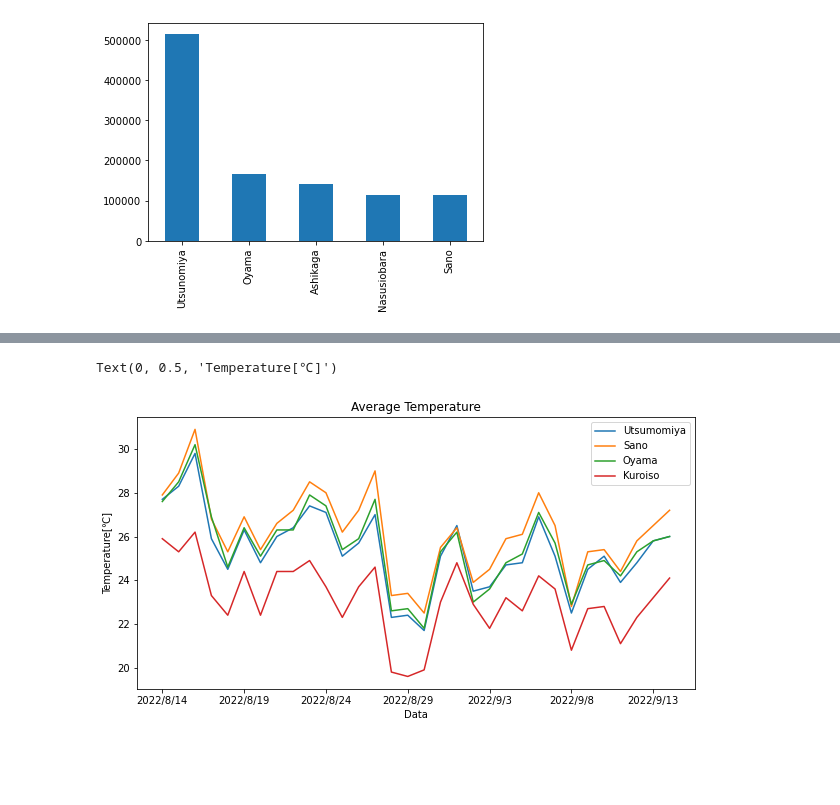
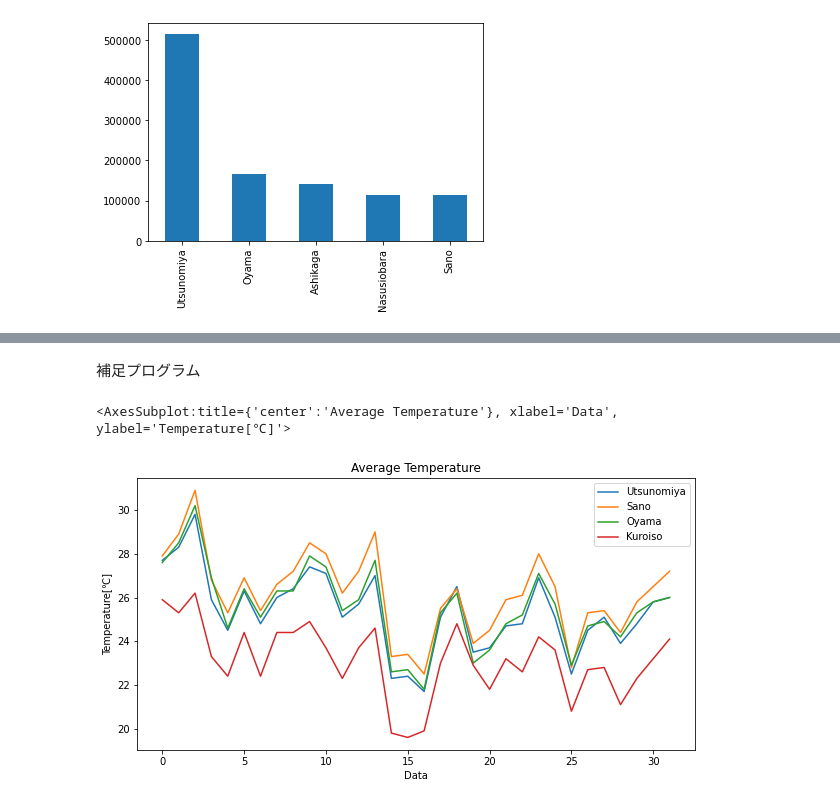
Before and after one commit to Takumi941228/zaishoku_python, a Jupyter notebook: jupyter_code/Matplotlib/Matplotlib_2.ipynb, the cells around one changed output, grey strips where cells are left out. Drawn from its saved outputs; the diff is of its cells as text; code cells hidden in the pictures; blank space fills up the shorter version.

```diff
--- a/jupyter_code/Matplotlib/Matplotlib_2.ipynb
+++ b/jupyter_code/Matplotlib/Matplotlib_2.ipynb
@@ -25,5 +30,7 @@ tochigi_population.plot(kind='bar')
 # %%
-df = pd.read_csv('data_sample.csv', names=("Data", "Utsumomiya", "Sano", "Oyama", "Kuroiso"),encoding='utf8')
+# カラムに名前を付けて、csvファイルを読み込む。文字化けしないようにutf8にエンコードしている
+# 気象庁より宇都宮、佐野、小山、黒磯の方面の8月14日～9月14日の一か月間の温度をcsv形式でダウンロード
+df = pd.read_csv('data_sample.csv', names=("Data", "Utsunomiya", "Sano", "Oyama", "Kuroiso"),encoding='utf8')
 
 df
 # %% [output]
@@ -52,9 +59,16 @@ df.plot(title="Average Temperature", figsize=(10,5), x='Data')
+# %% [markdown]
+補足プログラム
 # %%
+# サブプロットを作成
+# fig = Figure:描画領域全体, ax = Axes:一つのプロットを描画する領域
 fig, ax = plt.subplots()
 
-df.plot(ax=ax, title="Average Temperature", figsize=(10,5), x='Data')
+#軸ラベルの追加
 ax.set_xlabel("Data")
 ax.set_ylabel("Temperature[℃]")
+
+#タイトルの追加および描画サイズの変更
+df.plot(ax=ax, title="Average Temperature", figsize=(10,5))
 # %% [output]
-Text(0, 0.5, 'Temperature[℃]')
+<AxesSubplot:title={'center':'Average Temperature'}, xlabel='Data', ylabel='Temperature[℃]'>
-[figure, old version]
+[figure, new version]
```
Also changed, not shown: parts of 8 cells of this notebook, 6 other files.
